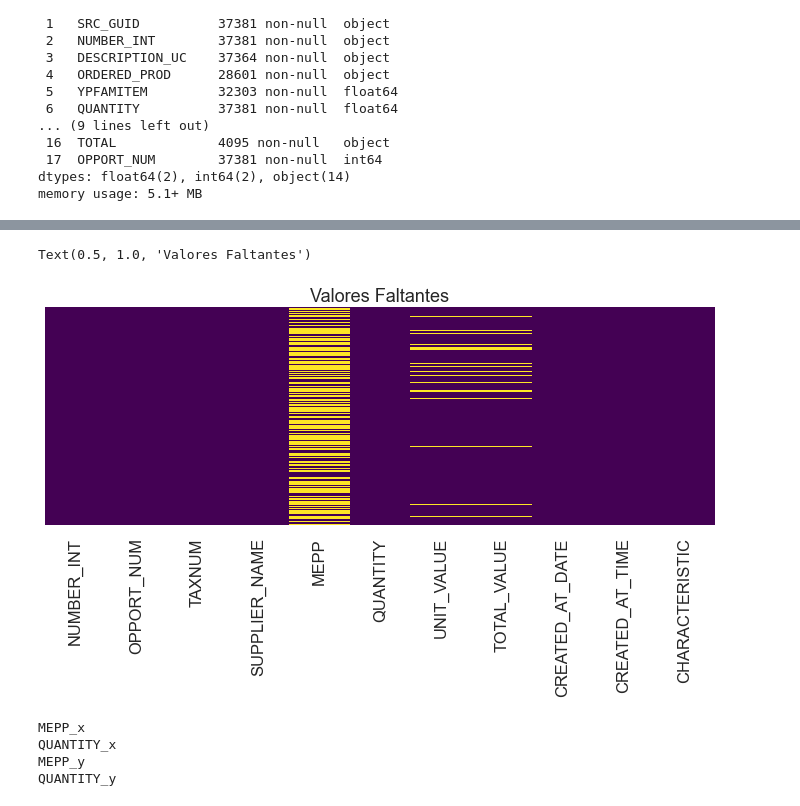
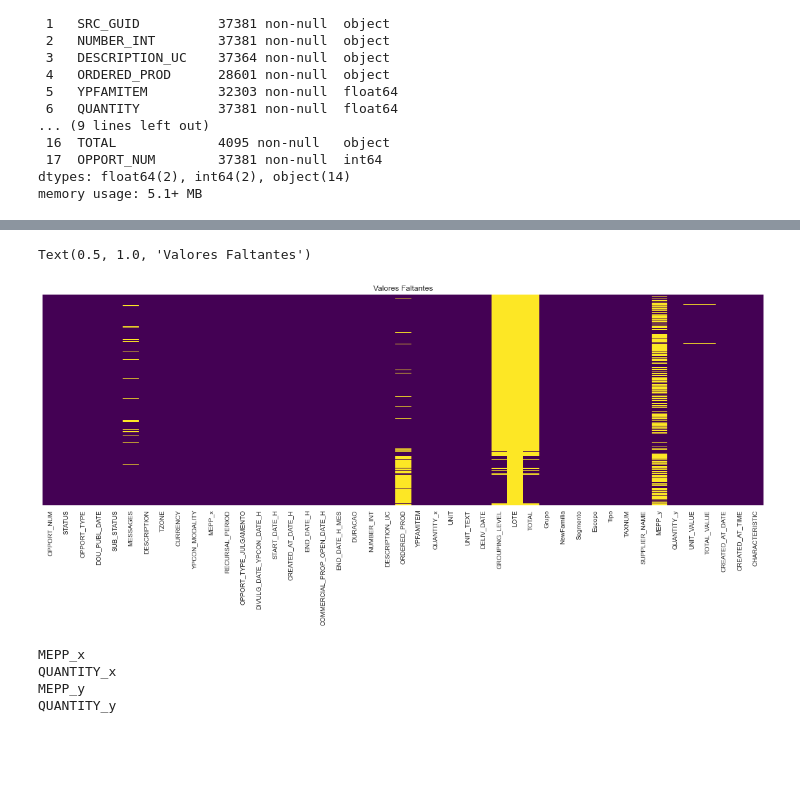
Before and after one commit to kairobeduti/DadosShift, a Jupyter notebook: Análise/Arquivos Itens.ipynb, the cells around one changed output, grey strips where cells are left out. Cells and saved outputs as stored; diff of their text form; code cells hidden in the pictures; blank space fills up the shorter version.

```diff
--- a/Análise/Arquivos Itens.ipynb
+++ b/Análise/Arquivos Itens.ipynb
@@ -26,14 +29,14 @@ url = "https://github.com/kairobeduti/DadosShift/blob/master/Itens/Api_Itens.xls
 data = rq.get(url).content
 df_itens = pd.read_excel(BytesIO(data))
 # %%
-url = "https://github.com/kairobeduti/DadosShift/blob/master/Cadastro%20Fam%C3%ADlias%20Petronect/FamiliasGeral.xlsx?raw=true"
+url = "https://github.com/kairobeduti/DadosShift/blob/master/Cadastro%20Fam%C3%ADlias%20Petronect/Geral.xlsx?raw=true"
 data = rq.get(url).content
 df_familias = pd.read_excel(BytesIO(data))
 df_familias.drop(['Tipo da Família','Família'],axis=1,inplace=True)
 # %%
 display(f'itens {df_itens.shape}')
 df_itens.info()
-df_itens.drop(['Unnamed: 0','EXLIN','YPCOMT_LINE','ATTACHMENTS','SRC_GUID'], axis=1,inplace=True)
+df_itens.drop(['Unnamed: 0','EXLIN','YPCOMT_LINE','ATTACHMENTS','SRC_GUID','ITEM_PROCESS_TYP'], axis=1,inplace=True)
 # %% [output]
 'itens (37381, 18)'
 <class 'pandas.core.frame.DataFrame'>
@@ -54,8 +57,8 @@ Data columns (total 18 columns):
 dtypes: float64(2), int64(2), object(14)
 memory usage: 5.1+ MB
 # %%
-df = df_header.merge(df_itens, on='OPPORT_NUM')
-df = df.merge(df_familias, on='YPFAMITEM')
+df = df_header.merge(df_itens, on='OPPORT_NUM', how='inner')
+df = df.merge(df_familias, on='YPFAMITEM', how='inner')
 # %%
 url = "https://github.com/kairobeduti/DadosShift/blob/master/Hist%C3%B3rico/Historico_QUOTS.xlsx?raw=true"
 data = rq.get(url).content
@@ -85,9 +67,11 @@ memory usage: 25.4+ MB
 # %%
 df_quots = df_quots.query('TOTAL_VALUE != "Decline"')
+# %%
+df = df.merge(df_quots, on=['OPPORT_NUM','NUMBER_INT'],how='inner')
 # %%
-plt.figure(figsize=(12,4))
-sns.heatmap(df_quots.isnull(),cbar=False,cmap='viridis',yticklabels=False)
+plt.figure(figsize=(20,6))
+sns.heatmap(df.isnull(),cbar=False,cmap='viridis',yticklabels=False)
 plt.title('Valores Faltantes')
 # %% [output]
 Text(0.5, 1.0, 'Valores Faltantes')
-[figure, old version]
+[figure, new version]
```
Also changed, not shown: parts of 32 cells of this notebook, 13 other files.
